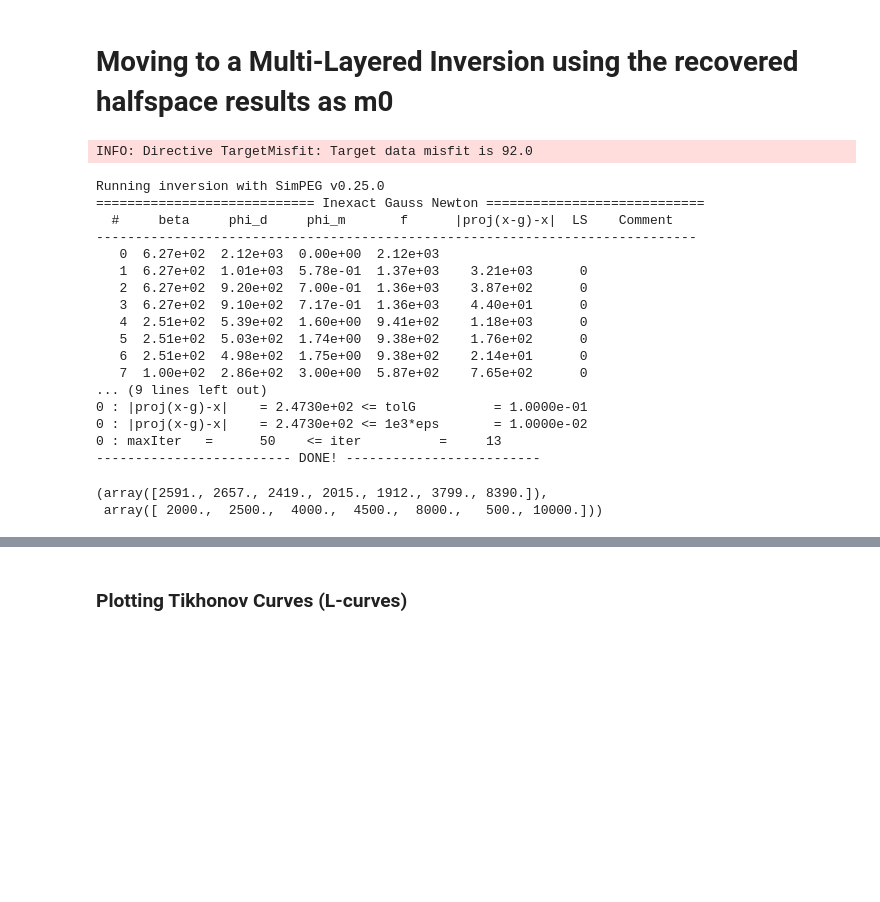
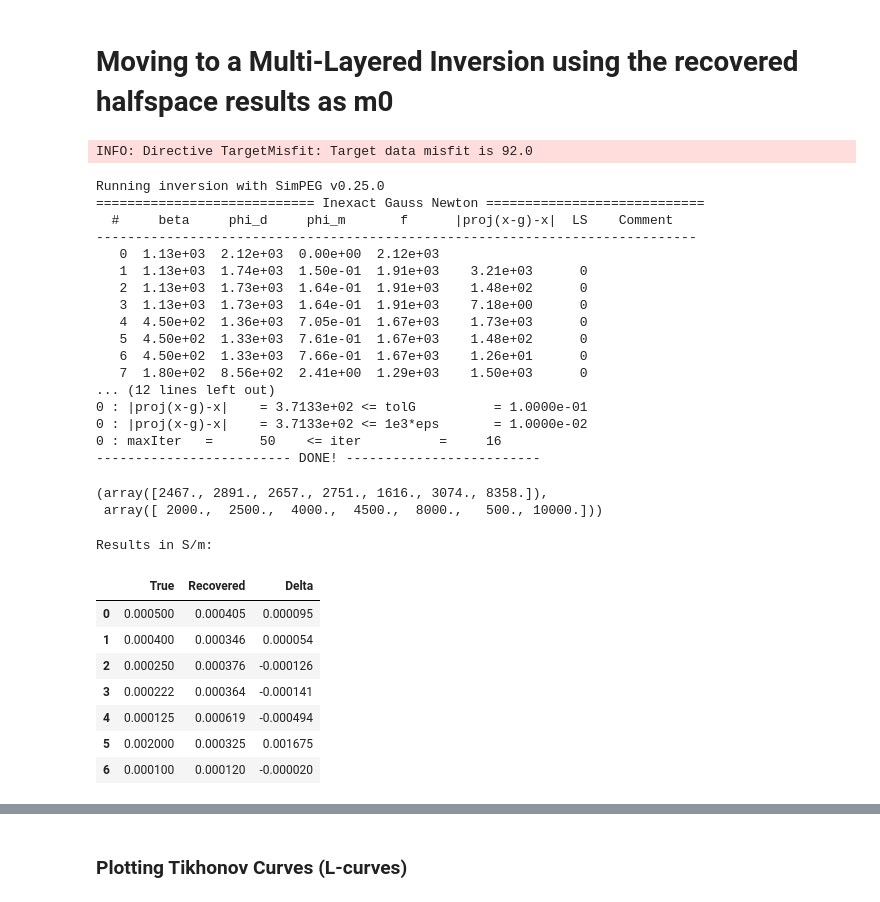
Before and after one commit to e-hdz130504/EOSC454-Inversion-Project-2026, a Jupyter notebook: 1D_AMT_Inversion.ipynb, the cells around one changed output, grey strips where cells are left out. Saved outputs shown, nothing was run; the diff lists cells and outputs as text; code cells hidden in the pictures; blank space fills up the shorter version.

Commit message:
TIkhonov corrections + value table insertion

```diff
--- a/1D_AMT_Inversion.ipynb
+++ b/1D_AMT_Inversion.ipynb
@@ -341,8 +341,8 @@ reg_L2 = regularization.WeightedLeastSquares(
         )
 
 #Set regularization parameters:
-reg_L2.alpha_s = 1
-reg_L2.alpha_x= 5
+reg_L2.alpha_s = 10
+reg_L2.alpha_x= 1e-4
 
 
 ### Optimization
@@ -385,24 +385,39 @@ Running inversion with SimPEG v0.25.0
 ============================ Inexact Gauss Newton ============================
   #     beta     phi_d     phi_m       f      |proj(x-g)-x|  LS    Comment
 -----------------------------------------------------------------------------
-   0  6.27e+02  2.12e+03  0.00e+00  2.12e+03
-   1  6.27e+02  1.01e+03  5.78e-01  1.37e+03    3.21e+03      0
-   2  6.27e+02  9.20e+02  7.00e-01  1.36e+03    3.87e+02      0
-   3  6.27e+02  9.10e+02  7.17e-01  1.36e+03    4.40e+01      0
-   4  2.51e+02  5.39e+02  1.60e+00  9.41e+02    1.18e+03      0
-   5  2.51e+02  5.03e+02  1.74e+00  9.38e+02    1.76e+02      0
-   6  2.51e+02  4.98e+02  1.75e+00  9.38e+02    2.14e+01      0
-   7  1.00e+02  2.86e+02  3.00e+00  5.87e+02    7.65e+02      0
-... (9 lines left out)
-0 : |proj(x-g)-x|    = 2.4730e+02 <= tolG          = 1.0000e-01
-0 : |proj(x-g)-x|    = 2.4730e+02 <= 1e3*eps       = 1.0000e-02
-0 : maxIter   =      50    <= iter          =     13
+   0  1.13e+03  2.12e+03  0.00e+00  2.12e+03
+   1  1.13e+03  1.74e+03  1.50e-01  1.91e+03    3.21e+03      0
+   2  1.13e+03  1.73e+03  1.64e-01  1.91e+03    1.48e+02      0
+   3  1.13e+03  1.73e+03  1.64e-01  1.91e+03    7.18e+00      0
+   4  4.50e+02  1.36e+03  7.05e-01  1.67e+03    1.73e+03      0
+   5  4.50e+02  1.33e+03  7.61e-01  1.67e+03    1.48e+02      0
+   6  4.50e+02  1.33e+03  7.66e-01  1.67e+03    1.26e+01      0
+   7  1.80e+02  8.56e+02  2.41e+00  1.29e+03    1.50e+03      0
+... (12 lines left out)
+0 : |proj(x-g)-x|    = 3.7133e+02 <= tolG          = 1.0000e-01
+0 : |proj(x-g)-x|    = 3.7133e+02 <= 1e3*eps       = 1.0000e-02
+0 : maxIter   =      50    <= iter          =     16
 ------------------------- DONE! -------------------------
 # %%
 np.round(1/conductivities_ml[::-1]), 1/sigma
 # %% [output]
-(array([2591., 2657., 2419., 2015., 1912., 3799., 8390.]),
+(array([2467., 2891., 2657., 2751., 1616., 3074., 8358.]),
  array([ 2000.,  2500.,  4000.,  4500.,  8000.,   500., 10000.]))
+# %%
+results = {'True':sigma, 'Recovered':conductivities_ml[::-1], 'Delta': sigma - conductivities_ml[::-1]}
+results = pd.DataFrame(results)
+print('Results in S/m:')
+results
+# %% [output]
+Results in S/m:
+|  | True | Recovered | Delta |
+| 0 | 0.000500 | 0.000405 | 0.000095 |
+| 1 | 0.000400 | 0.000346 | 0.000054 |
+| 2 | 0.000250 | 0.000376 | -0.000126 |
+| 3 | 0.000222 | 0.000364 | -0.000141 |
+| 4 | 0.000125 | 0.000619 | -0.000494 |
+| 5 | 0.002000 | 0.000325 | 0.001675 |
+| 6 | 0.000100 | 0.000120 | -0.000020 |
 # %%
 #Plotting True Vs recovered
 fig , ax= plt.subplots(1,1,figsize=(10, 5))
```
Also changed, not shown: parts of 3 cells of this notebook.
